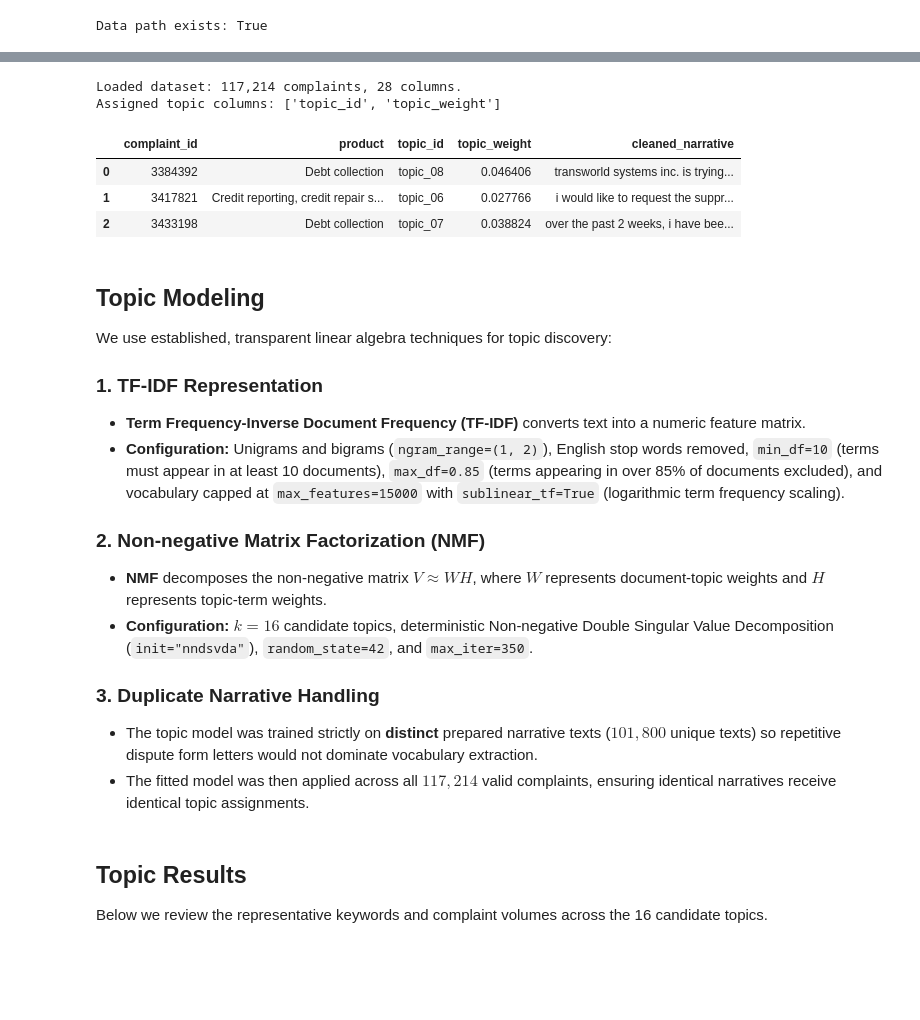
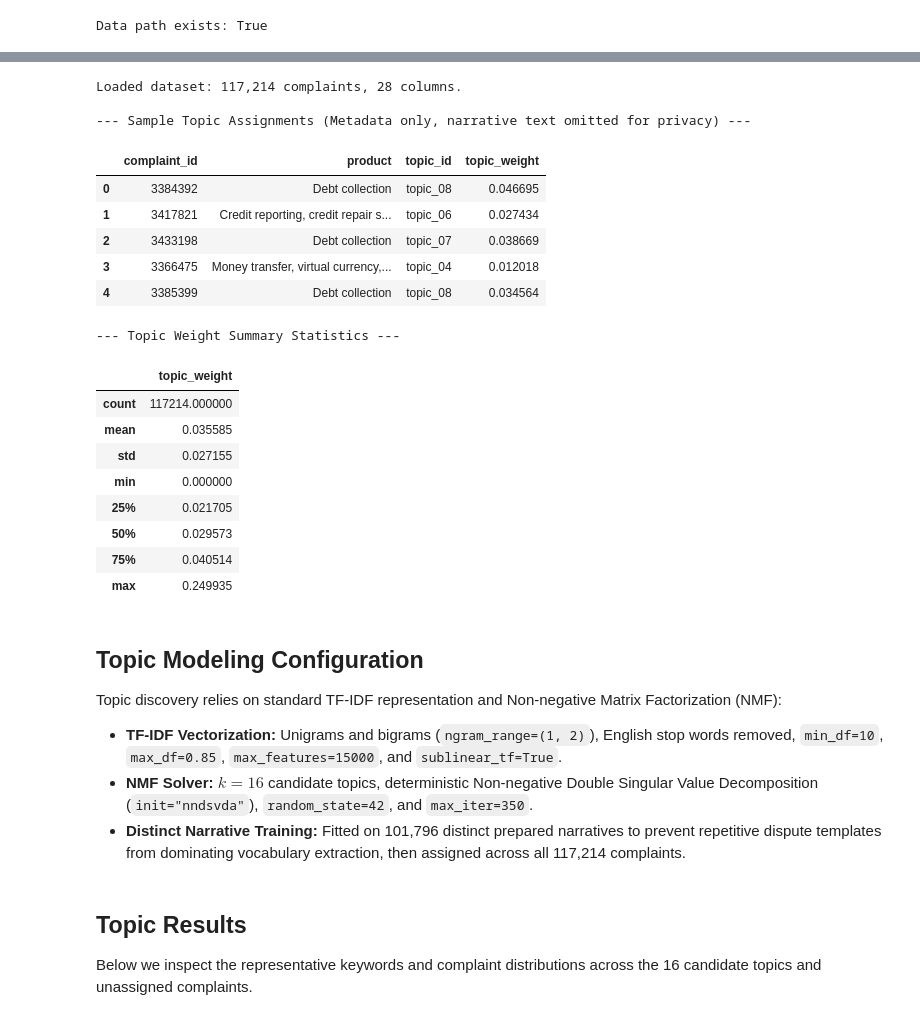
Before and after one commit to nayanojwal0810/kural-financial-complaint-analytics, a Jupyter notebook: notebooks/text_analysis.ipynb, the cells around one changed output, grey strips where cells are left out. Drawn from its saved outputs; the diff is of its cells as text; code cells hidden in the pictures; blank space fills up the shorter version.

```diff
--- a/notebooks/text_analysis.ipynb
+++ b/notebooks/text_analysis.ipynb
@@ -50,36 +51,45 @@ Before modeling, complaint text must be preprocessed specifically for topic disc
 # %%
 # Load processed complaints with assigned topics
 df = pd.read_csv(data_path)
 print(f"Loaded dataset: {len(df):,} complaints, {len(df.columns)} columns.")
-print("Assigned topic columns:", [c for c in df.columns if 'topic' in c])
-display(df[['complaint_id', 'product', 'topic_id', 'topic_weight', 'cleaned_narrative']].head(3))
+
+# Display summary of assigned topic IDs and weights without publishing raw complaint narratives
+print("\n--- Sample Topic Assignments (Metadata only, narrative text omitted for privacy) ---")
+display(df[['complaint_id', 'product', 'topic_id', 'topic_weight']].head(5))
+
+print("\n--- Topic Weight Summary Statistics ---")
+display(df[['topic_weight']].describe())
 # %% [output]
 Loaded dataset: 117,214 complaints, 28 columns.
-Assigned topic columns: ['topic_id', 'topic_weight']
+
+--- Sample Topic Assignments (Metadata only, narrative text omitted for privacy) ---
-|  | complaint_id | product | topic_id | topic_weight | cleaned_narrative |
-| 0 | 3384392 | Debt collection | topic_08 | 0.046406 | transworld systems inc. is trying... |
-| 1 | 3417821 | Credit reporting, credit repair s... | topic_06 | 0.027766 | i would like to request the suppr... |
-| 2 | 3433198 | Debt collection | topic_07 | 0.038824 | over the past 2 weeks, i have bee... |
+|  | complaint_id | product | topic_id | topic_weight |
+| 0 | 3384392 | Debt collection | topic_08 | 0.046695 |
+| 1 | 3417821 | Credit reporting, credit repair s... | topic_06 | 0.027434 |
+| 2 | 3433198 | Debt collection | topic_07 | 0.038669 |
+| 3 | 3366475 | Money transfer, virtual currency,... | topic_04 | 0.012018 |
+| 4 | 3385399 | Debt collection | topic_08 | 0.034564 |
+--- Topic Weight Summary Statistics ---
+|  | topic_weight |
+| count | 117214.000000 |
+| mean | 0.035585 |
+| std | 0.027155 |
+| min | 0.000000 |
+| 25% | 0.021705 |
+| 50% | 0.029573 |
+| 75% | 0.040514 |
+| max | 0.249935 |
 # %% [markdown]
-## Topic Modeling
+## Topic Modeling Configuration
 
-We use established, transparent linear algebra techniques for topic discovery:
-
-### 1. TF-IDF Representation
-- **Term Frequency-Inverse Document Frequency (TF-IDF)** converts text into a numeric feature matrix.
-- **Configuration:** Unigrams and bigrams (`ngram_range=(1, 2)`), English stop words removed, `min_df=10` (terms must appear in at least 10 documents), `max_df=0.85` (terms appearing in over 85% of documents excluded), and vocabulary capped at `max_features=15000` with `sublinear_tf=True` (logarithmic term frequency scaling).
-
-### 2. Non-negative Matrix Factorization (NMF)
-- **NMF** decomposes the non-negative matrix $V \approx W H$, where $W$ represents document-topic weights and $H$ represents topic-term weights.
-- **Configuration:** $k = 16$ candidate topics, deterministic Non-negative Double Singular Value Decomposition (`init="nndsvda"`), `random_state=42`, and `max_iter=350`.
-
-### 3. Duplicate Narrative Handling
-- The topic model was trained strictly on **distinct** prepared narrative texts ($101,800$ unique texts) so repetitive dispute form letters would not dominate vocabulary extraction.
-- The fitted model was then applied across all $117,214$ valid complaints, ensuring identical narratives receive identical topic assignments.
+Topic discovery relies on standard TF-IDF representation and Non-negative Matrix Factorization (NMF):
+- **TF-IDF Vectorization:** Unigrams and bigrams (`ngram_range=(1, 2)`), English stop words removed, `min_df=10`, `max_df=0.85`, `max_features=15000`, and `sublinear_tf=True`.
+- **NMF Solver:** $k = 16$ candidate topics, deterministic Non-negative Double Singular Value Decomposition (`init="nndsvda"`), `random_state=42`, and `max_iter=350`.
+- **Distinct Narrative Training:** Fitted on 101,796 distinct prepared narratives to prevent repetitive dispute templates from dominating vocabulary extraction, then assigned across all 117,214 complaints.
 # %% [markdown]
 ## Topic Results
 
-Below we review the representative keywords and complaint volumes across the 16 candidate topics.
+Below we inspect the representative keywords and complaint distributions across the 16 candidate topics and unassigned complaints.
 # %%
 # Load Topic Keywords and Distribution Tables
 df_keywords = pd.read_csv(tables_dir / 'topic_keywords.csv')
```
Also changed, not shown: parts of 10 cells of this notebook, 10 other files.
